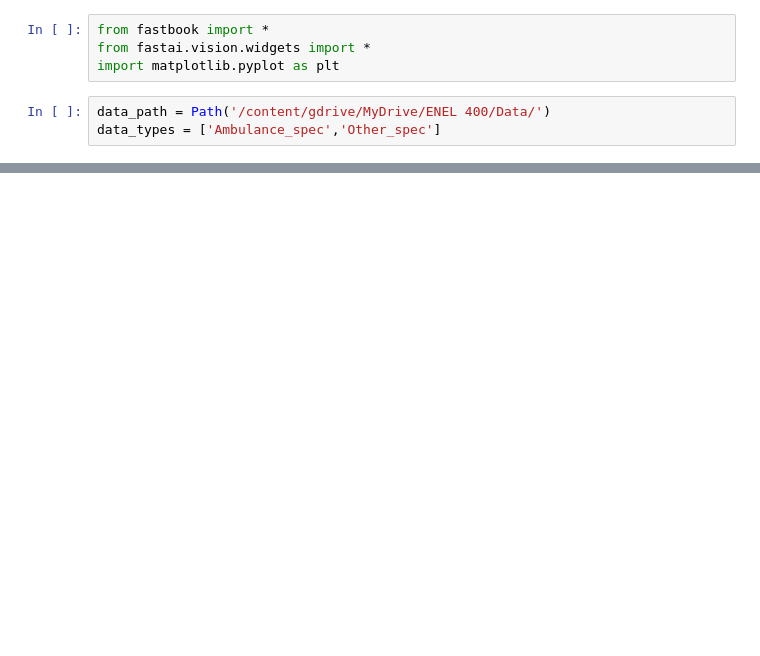
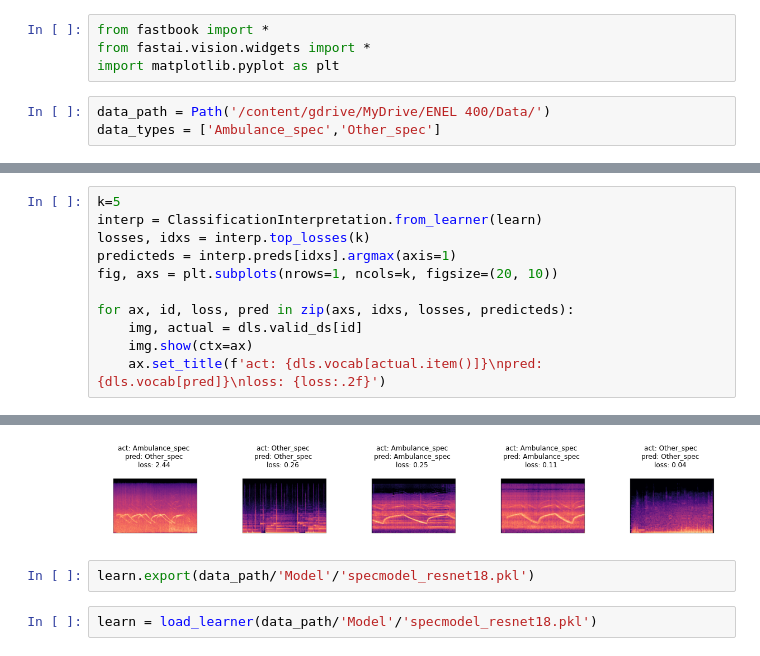
Before and after one commit to matthewocando/AutonomousAlert, a Jupyter notebook: TrainModel.ipynb, the cells around one changed output, grey strips where cells are left out. Cells and saved outputs as stored; diff of their text form; blank space fills up the shorter version.

Commit message:
Trained initial model. Exported to .pkl file.

```diff
--- a/TrainModel.ipynb
+++ b/TrainModel.ipynb
@@ -23,0 +52,12 @@ dls.train.show_batch()
+# %%
+k=5
+interp = ClassificationInterpretation.from_learner(learn)
+losses, idxs = interp.top_losses(k)
+predicteds = interp.preds[idxs].argmax(axis=1)
+fig, axs = plt.subplots(nrows=1, ncols=k, figsize=(20, 10))
+
+for ax, id, loss, pred in zip(axs, idxs, losses, predicteds):
+    img, actual = dls.valid_ds[id]
+    img.show(ctx=ax)
+    ax.set_title(f'act: {dls.vocab[actual.item()]}\npred: {dls.vocab[pred]}\nloss: {loss:.2f}')
+# %% [output]
@@ -23,0 +65,5 @@ dls.train.show_batch()
+[figure, added]
+# %%
+learn.export(data_path/'Model'/'specmodel_resnet18.pkl')
+# %%
+learn = load_learner(data_path/'Model'/'specmodel_resnet18.pkl')
```
Also changed, not shown: parts of 7 cells of this notebook.
